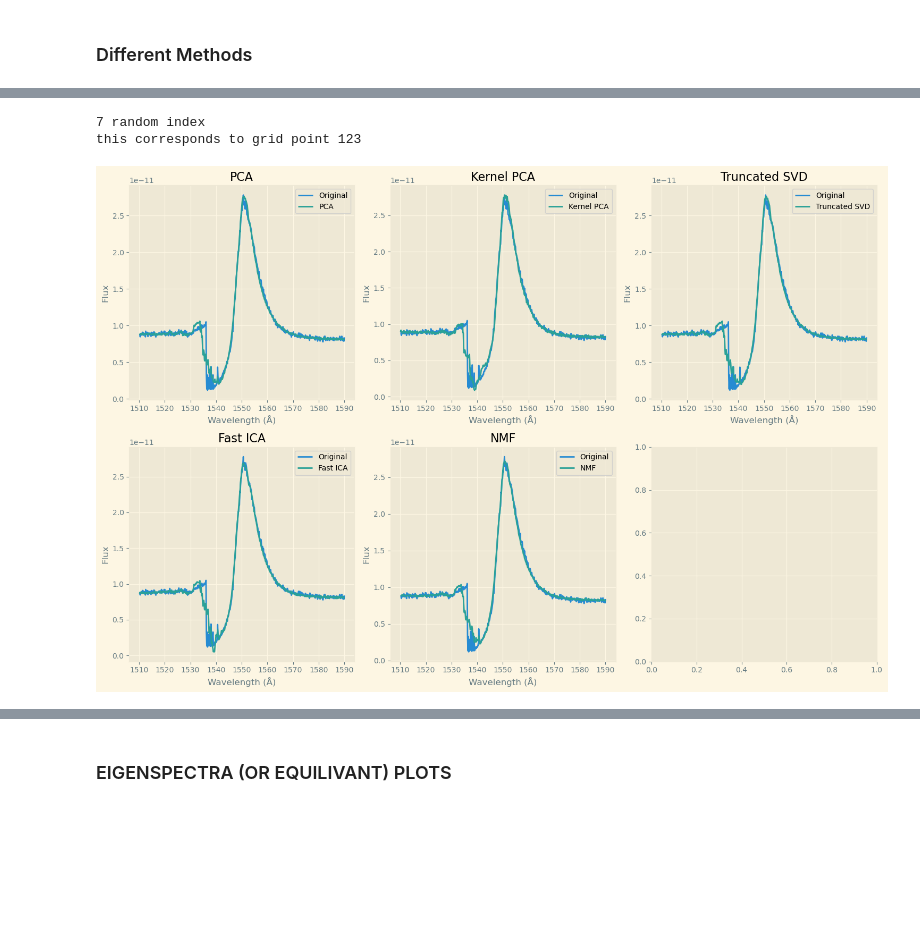
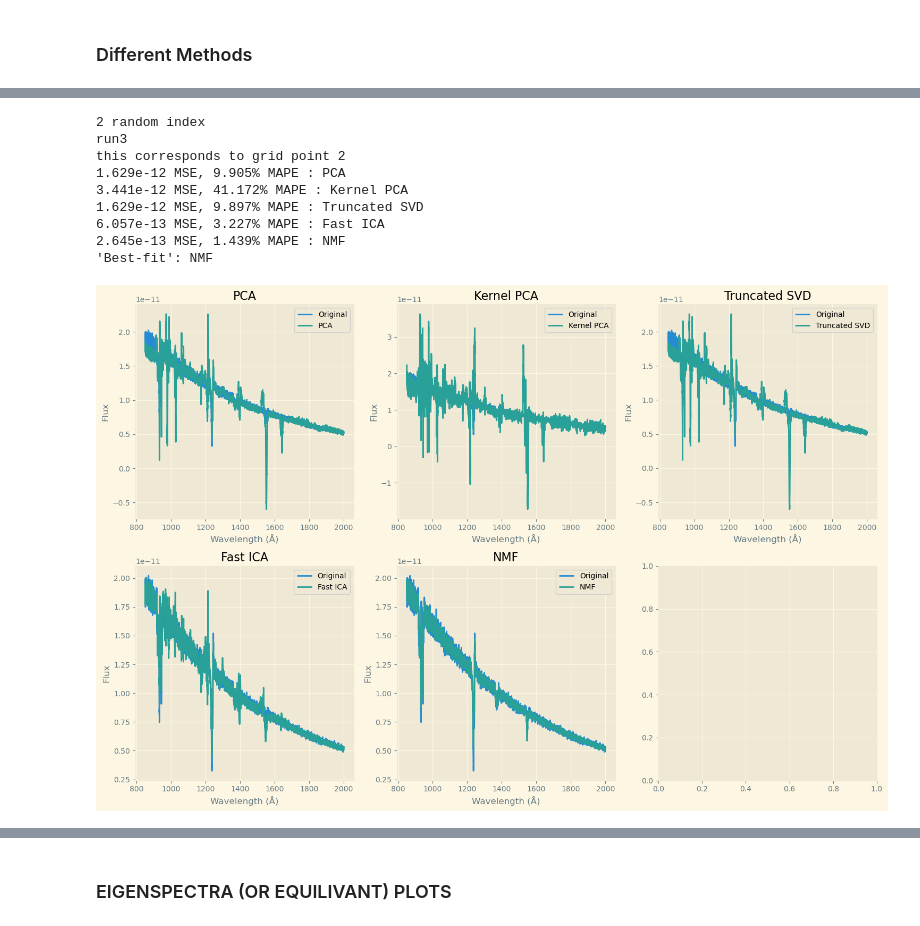
Before and after one commit to AustenWallis/Speculate, a Jupyter notebook: Decomposition Method.ipynb, the cells around one changed output, grey strips where cells are left out. Drawn from its saved outputs; the diff is of its cells as text; code cells hidden in the pictures; blank space fills up the shorter version.

Commit message:
Program update for new grids

```diff
--- a/Decomposition Method.ipynb
+++ b/Decomposition Method.ipynb
@@ -1054,8 +1367,2 @@ if is_fast:
 
 This cell runs a subplotting figure of each decomposition method compared against the original test data. The test spectrum can be randomly selected or specified with the `random_spectrum` variable. The variable is an index value of the test data list, hence restricted to values between 0 and 25.
-# %%
-for i in range(len(data_test)):
-    plt.plot(wavelengths, data_test[i], label='Test')
-    plt.plot(wavelengths, reconstruct[0][i], label='Reconstruct')
-    plt.legend()
-    plt.show()
@@ -1076,22 +1369,53 @@ for i in range(len(data_test)):
 # %%
 # Plot random spectrum and reconstructed spectrum
-random_spectrum = np.random.randint(0, len(data_test))
-#random_spectrum = 4 # specify random spectrum, comment out for random
+%matplotlib inline
+from scipy.stats import chisquare
+from sklearn.preprocessing import normalize
+from sklearn.feature_selection import chi2
+from sklearn.metrics import mean_squared_error, mean_absolute_percentage_error
+
+#TODO: loop through all the methods and bin the best fitting one.
+random_spectrum = np.random.randint(0, len(test_grid)) # data test cut
+#random_spectrum = 17 # specify random spectrum, comment out for random
 print(random_spectrum, 'random index')
-print('this corresponds to grid point', grid_points_test[random_spectrum])
+print(f'run{random_spectrum+1}')
+print('this corresponds to grid point', grid_points[random_spectrum]) # grid points test cut
+
 # Plotting the random spectrm, the reconstructed spectrum and another method spectrum
 fig, axs = plt.subplots(2,3, figsize=(15,10))
+fit_results = {}
+mape_results = {}
 for i, ax in enumerate(axs.flatten()):
     if i < len(reconstruct):
-        ax.plot(wavelengths, data_test[random_spectrum], label='Original')
-        ax.plot(wavelengths, reconstruct[i][random_spectrum], label=labels[i])
+        norm_data = test_grid # normalize(test_grid) # data test cut
+        norm_emulator = reconstruct[i] #normalize(reconstruct[i])
+        ax.plot(wavelengths, norm_data[random_spectrum], label='Original')
+        ax.plot(wavelengths, norm_emulator[random_spectrum], label=labels[i])
         ax.set_title(labels[i])
         ax.set_xlabel('Wavelength (Å)')
         ax.set_ylabel('Flux')
         ax.legend()
+        fit = mean_squared_error(reconstruct[i][random_spectrum], test_grid[random_spectrum], squared=False) # data test cut
+        #print(fit, labels[i])
+        fit_results[labels[i]] = fit
+        mape = mean_absolute_percentage_error(reconstruct[i][random_spectrum], test_grid[random_spectrum]) # data test cut
+        #'{:.3f}'.format(np.round(i,3))
+        #print(mape, 'MAPE', labels[i])
+        #print(f"{labels[i]}: {np.round(fit,3)} - 'MSE', {np.round(mape,3)} - 'MAPE'")
+        #print('{0:1.3e}'.format(np.round(fit,3)), 'MSE', '{:.3e}'.format(np.round(mape,3)), 'MAPE')
+        print("{0:.3e} MSE, {1:.3%} MAPE : {2}".format(fit, mape, labels[i]))
+        mape_results[labels[i]] = mape
+print("'Best-fit':", min(fit_results, key=fit_results.get))
 plt.tight_layout()
 plt.show()
 # %% [output]
-7 random index
-this corresponds to grid point 123
+2 random index
+run3
+this corresponds to grid point 2
+1.629e-12 MSE, 9.905% MAPE : PCA
+3.441e-12 MSE, 41.172% MAPE : Kernel PCA
+1.629e-12 MSE, 9.897% MAPE : Truncated SVD
+6.057e-13 MSE, 3.227% MAPE : Fast ICA
+2.645e-13 MSE, 1.439% MAPE : NMF
+'Best-fit': NMF
-[figure, old version]
+[figure, new version]
```
Also changed, not shown: parts of 32 cells of this notebook, 25 other files.
